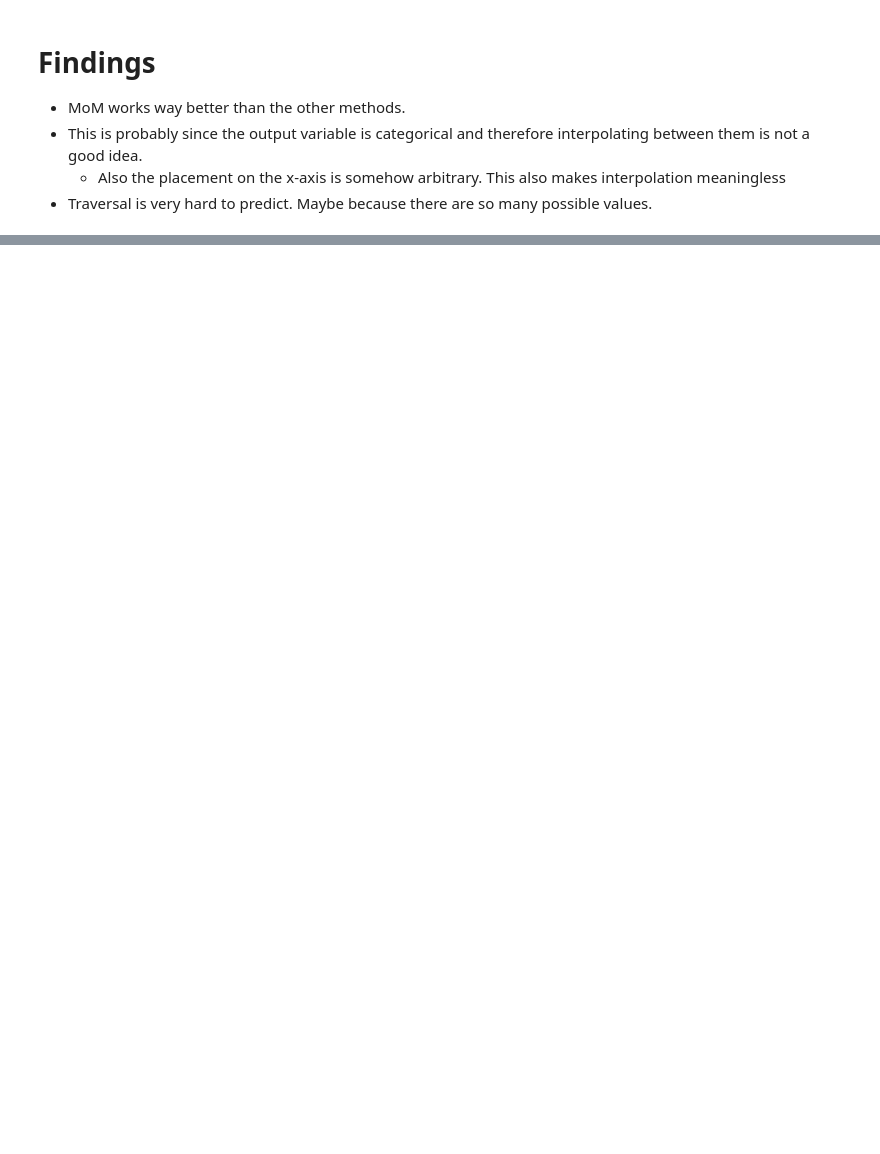
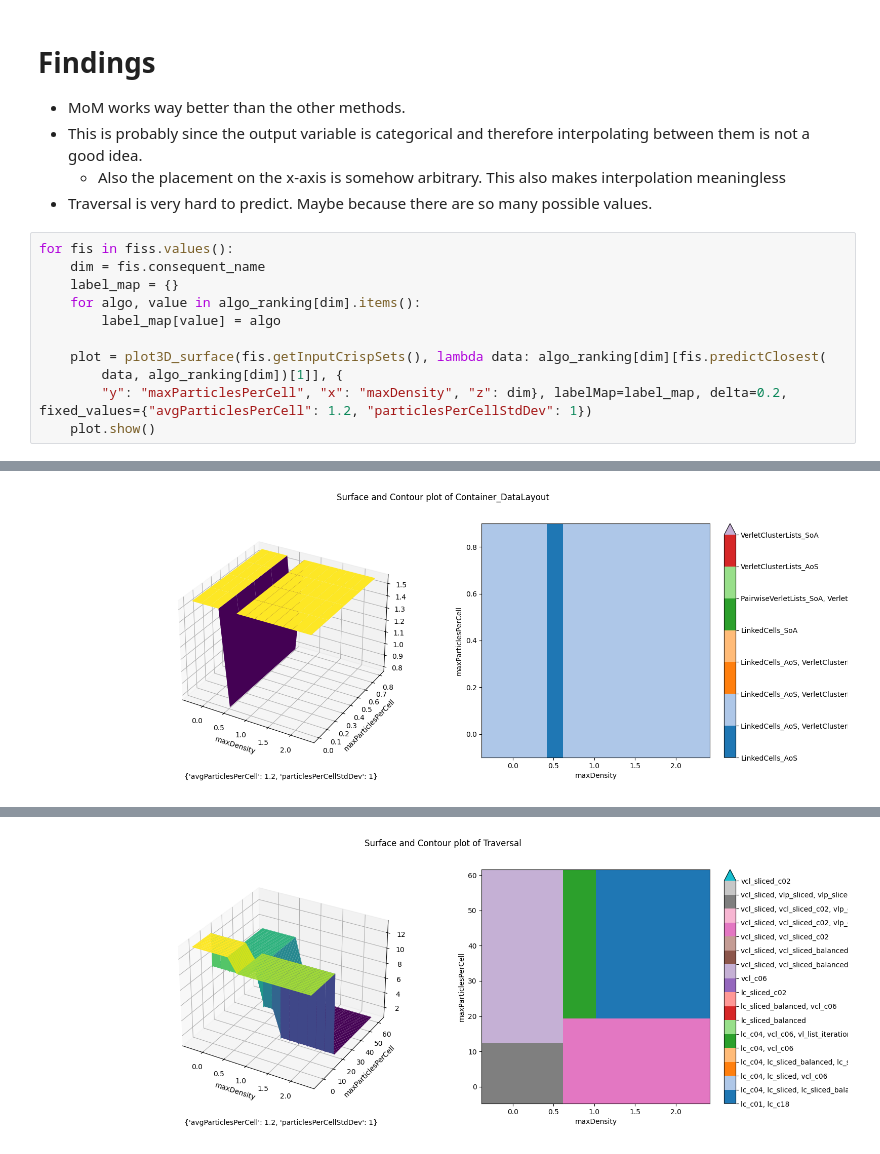
Before and after one commit to ManuelLerchner/AutoPas-FuzzyTuning-Bachelor-Thesis, a Jupyter notebook: data/analysis/pause-during-examples/rule-benchmark.ipynb, the cells around one changed output, grey strips where cells are left out. Saved outputs shown, nothing was run; the diff lists cells and outputs as text; blank space fills up the shorter version.

```diff
--- a/data/analysis/pause-during-examples/rule-benchmark.ipynb
+++ b/data/analysis/pause-during-examples/rule-benchmark.ipynb
@@ -76,3 +69,15 @@ Container_DataLayout:
 - This is probably since the output variable is categorical and therefore interpolating between them is not a good idea.
   - Also the placement on the x-axis is somehow arbitrary. This also makes interpolation meaningless
 - Traversal is very hard to predict. Maybe because there are so many possible values.
+# %%
+for fis in fiss.values():
+    dim = fis.consequent_name
+    label_map = {}
+    for algo, value in algo_ranking[dim].items():
+        label_map[value] = algo
+
+    plot = plot3D_surface(fis.getInputCrispSets(), lambda data: algo_ranking[dim][fis.predictClosest(
+        data, algo_ranking[dim])[1]], {
+        "y": "maxParticlesPerCell", "x": "maxDensity", "z": dim}, labelMap=label_map, delta=0.2, fixed_values={"avgParticlesPerCell": 1.2, "particlesPerCellStdDev": 1})
+    plot.show()
+# %% [output]
@@ -78,0 +101 @@ Container_DataLayout:
+[figure, added]
@@ -78,0 +119 @@ Container_DataLayout:
+[figure, added]
```
Also changed, not shown: parts of 3 cells of this notebook, 10 other files.
